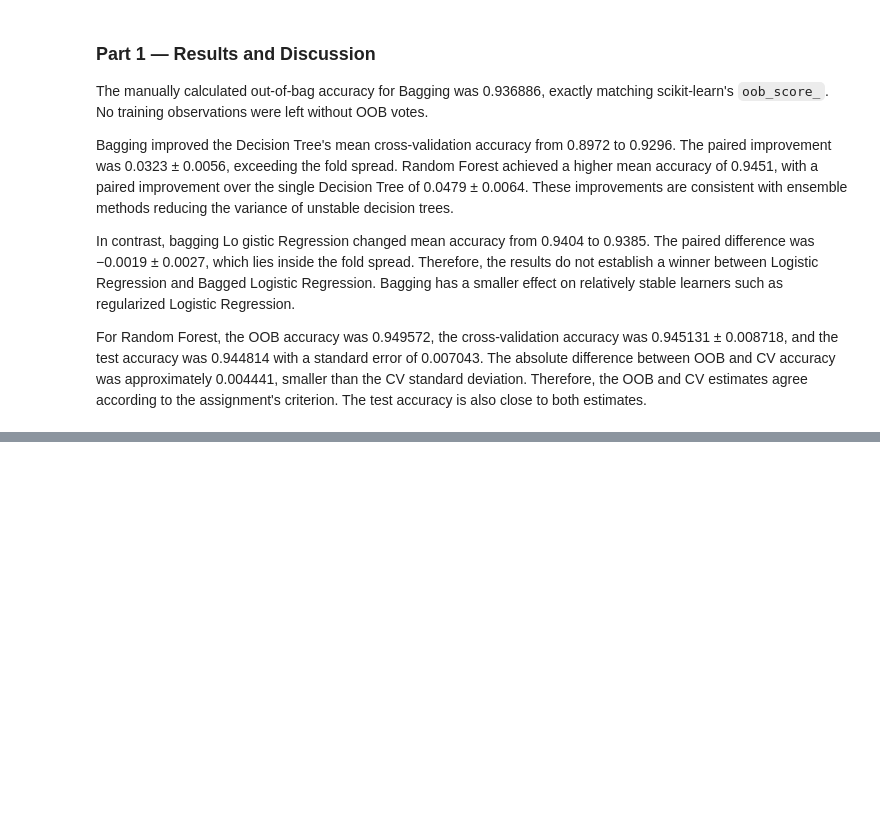
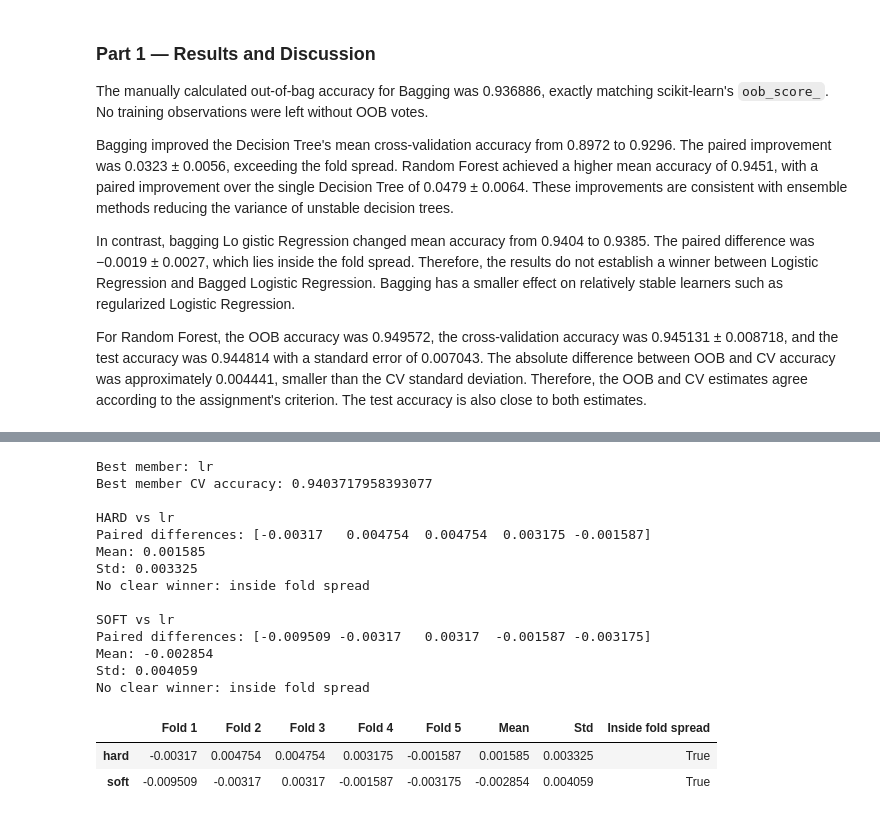
Before and after one commit to Annamerkulova/Merkulova_ML_task_4, a Jupyter notebook: Merkulova_task4.ipynb, the cells around one changed output, grey strips where cells are left out. Cells and saved outputs as stored; diff of their text form; code cells hidden in the pictures; blank space fills up the shorter version.

```diff
--- a/Merkulova_task4.ipynb
+++ b/Merkulova_task4.ipynb
@@ -321,0 +724,66 @@ For Random Forest, the OOB accuracy was 0.949572, the cross-validation accuracy
+# %%
+
+member_names = ["lr", "knn", "tree"]
+
+best_member = max(
+    member_names,
+    key=lambda name: voting_scores[name].mean()
+)
+
+print("Best member:", best_member)
+print(
+    "Best member CV accuracy:",
+    voting_scores[best_member].mean()
+)
+
+paired_voting = {}
+
+for method in ["hard", "soft"]:
+    differences = (
+        voting_scores[method] - voting_scores[best_member]
+    )
+
+    mean_diff = differences.mean()
+    std_diff = differences.std(ddof=0)
+
+    paired_voting[method] = {
+        **{
+            f"Fold {i+1}": value
+            for i, value in enumerate(differences)
+        },
+        "Mean": mean_diff,
+        "Std": std_diff,
+        "Inside fold spread": abs(mean_diff) <= std_diff
+    }
+
+    print(f"\n{method.upper()} vs {best_member}")
+    print("Paired differences:", np.round(differences, 6))
+    print(f"Mean: {mean_diff:.6f}")
+    print(f"Std: {std_diff:.6f}")
+
+    if abs(mean_diff) <= std_diff:
+        print("No clear winner: inside fold spread")
+    elif mean_diff > 0:
+        print(f"{method} outperforms {best_member}")
+    else:
+        print(f"{best_member} outperforms {method}")
+
+display(pd.DataFrame(paired_voting).T.round(6))
+# %% [output]
+Best member: lr
+Best member CV accuracy: 0.9403717958393077
+
+HARD vs lr
+Paired differences: [-0.00317   0.004754  0.004754  0.003175 -0.001587]
+Mean: 0.001585
+Std: 0.003325
+No clear winner: inside fold spread
+
+SOFT vs lr
+Paired differences: [-0.009509 -0.00317   0.00317  -0.001587 -0.003175]
+Mean: -0.002854
+Std: 0.004059
+No clear winner: inside fold spread
+|  | Fold 1 | Fold 2 | Fold 3 | Fold 4 | Fold 5 | Mean | Std | Inside fold spread |
+| hard | -0.00317 | 0.004754 | 0.004754 | 0.003175 | -0.001587 | 0.001585 | 0.003325 | True |
+| soft | -0.009509 | -0.00317 | 0.00317 | -0.001587 | -0.003175 | -0.002854 | 0.004059 | True |
```
Also changed, not shown: parts of 16 cells of this notebook.
